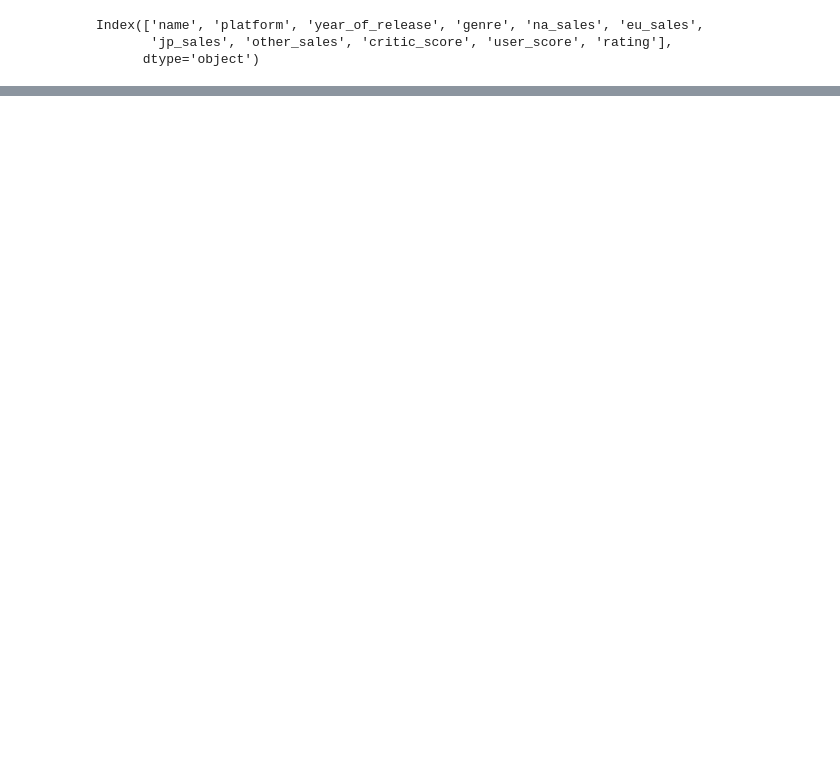
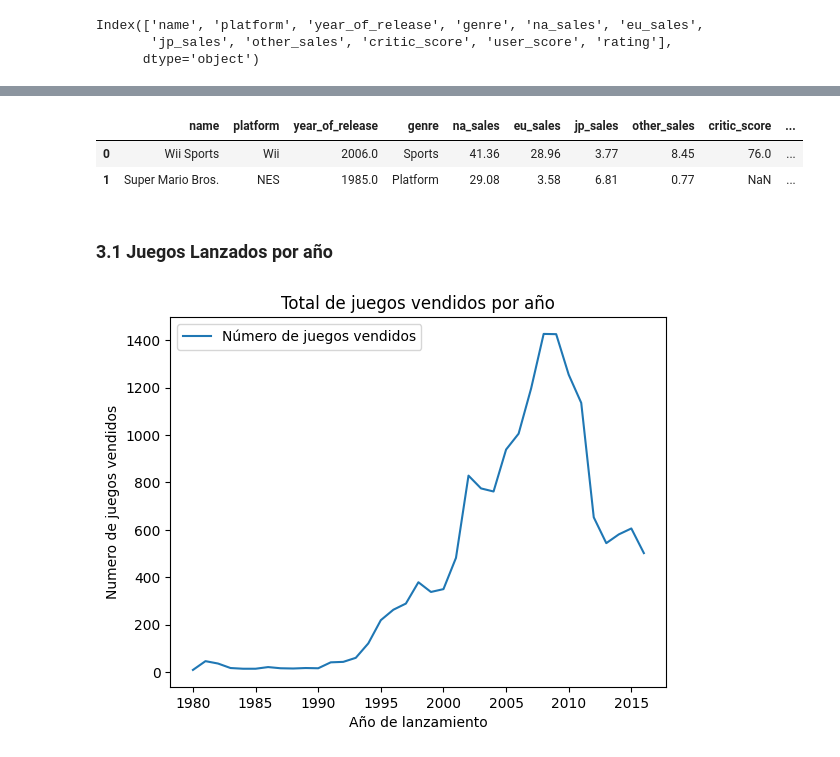
Before and after one commit to GabrielChavezC/Proyecto_integrador_ds, a Jupyter notebook: proyecto_integrador.ipynb, the cells around one changed output, grey strips where cells are left out. Drawn from its saved outputs; the diff is of its cells as text; code cells hidden in the pictures; blank space fills up the shorter version.

```diff
--- a/proyecto_integrador.ipynb
+++ b/proyecto_integrador.ipynb
@@ -97,0 +133,5 @@ Index(['name', 'platform', 'year_of_release', 'genre', 'na_sales', 'eu_sales',
+# %%
+#Tratamos la conversión de valores ausentes y el tbd
+df_games["user_score"]=pd.to_numeric(df_games["user_score"],errors="coerce")
+#Verificamos que no exista el tbd
+df_games["user_score"].unique()
@@ -97,0 +207,2 @@ Index(['name', 'platform', 'year_of_release', 'genre', 'na_sales', 'eu_sales',
+# %%
+df_games["total_sales"]=df_games["na_sales"]+df_games["jp_sales"]+df_games["eu_sales"]+df_games["other_sales"]
@@ -97,0 +248,18 @@ Index(['name', 'platform', 'year_of_release', 'genre', 'na_sales', 'eu_sales',
+# %%
+df_games.head(2)
+# %% [output]
+|  | name | platform | year_of_release | genre | na_sales | eu_sales | jp_sales | other_sales | critic_score | ... |
+| 0 | Wii Sports | Wii | 2006.0 | Sports | 41.36 | 28.96 | 3.77 | 8.45 | 76.0 | ... |
+| 1 | Super Mario Bros. | NES | 1985.0 | Platform | 29.08 | 3.58 | 6.81 | 0.77 | NaN | ... |
+# %% [markdown]
+### 3.1 Juegos Lanzados por año
+# %%
+games=df_games.groupby("year_of_release")[["name"]].count().reset_index()
+
+games.plot(kind="line",x="year_of_release",y="name",ylabel="Numero de juegos vendidos",xlabel="Año de lanzamiento")
+plt.title("Total de juegos vendidos por año")
+plt.legend(["Número de juegos vendidos"])
+
+plt.show()
+# %% [output]
+[figure, added]
```
Also changed, not shown: parts of 68 cells of this notebook, 1 other file.
